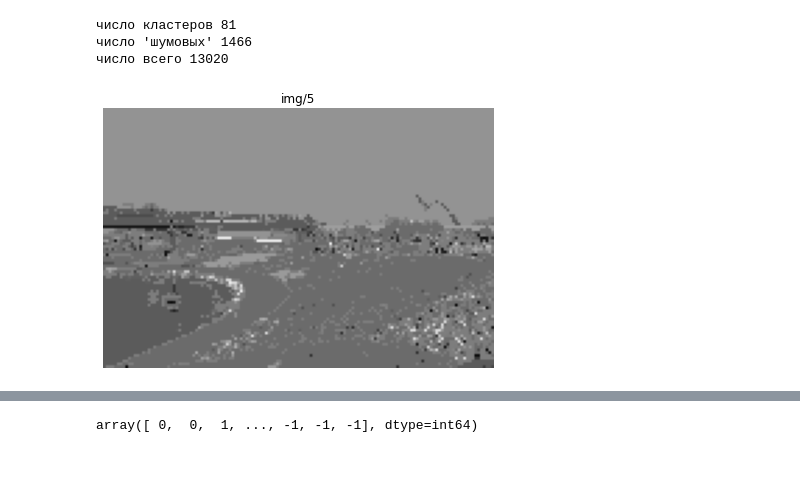
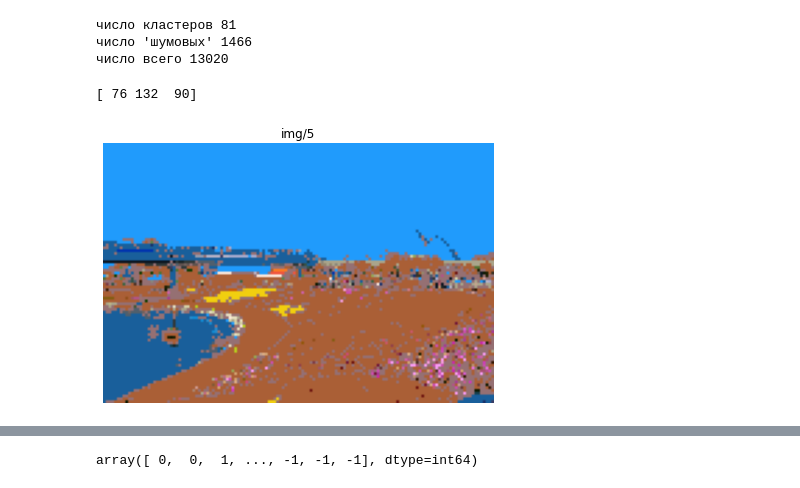
Before and after one commit to sergeimoiseev/neuro, a Jupyter notebook: feml-11-hw-10-clust/task10.ipynb, the cells around one changed output, grey strips where cells are left out. Drawn from its saved outputs; the diff is of its cells as text; code cells hidden in the pictures.

```diff
--- a/feml-11-hw-10-clust/task10.ipynb
+++ b/feml-11-hw-10-clust/task10.ipynb
@@ -34,7 +34,7 @@ draw_picture(i_r.reshape((466,700, 3)), "img")
 [figure]
 # %%
 data = img.copy()
-fraction = 5
+fraction = 50
 epsilon=10
 min_samples=5
 # image = data
@@ -53,8 +53,9 @@ print("число всего %d" % len(a.labels_))
 # %%
 fl = image.copy().reshape((image.shape[0]*image.shape[1], 3))
 for l in np.unique(a.labels_):
-    mean = np.mean(fl[np.where(a.labels_ == l)], axis=(0, 1)).astype(int)
+    mean = np.mean(fl[np.where(a.labels_ == l)], axis=(0,)).astype(int)
     fl[np.where(a.labels_ == l)] = mean
 draw_picture(fl.reshape((image.shape[0],image.shape[1], 3)), "img/%d" % (fraction))
 # %% [output]
+[ 76 132  90]
-[figure, old version]
+[figure, new version]
```
Also changed, not shown: parts of 10 cells of this notebook.
